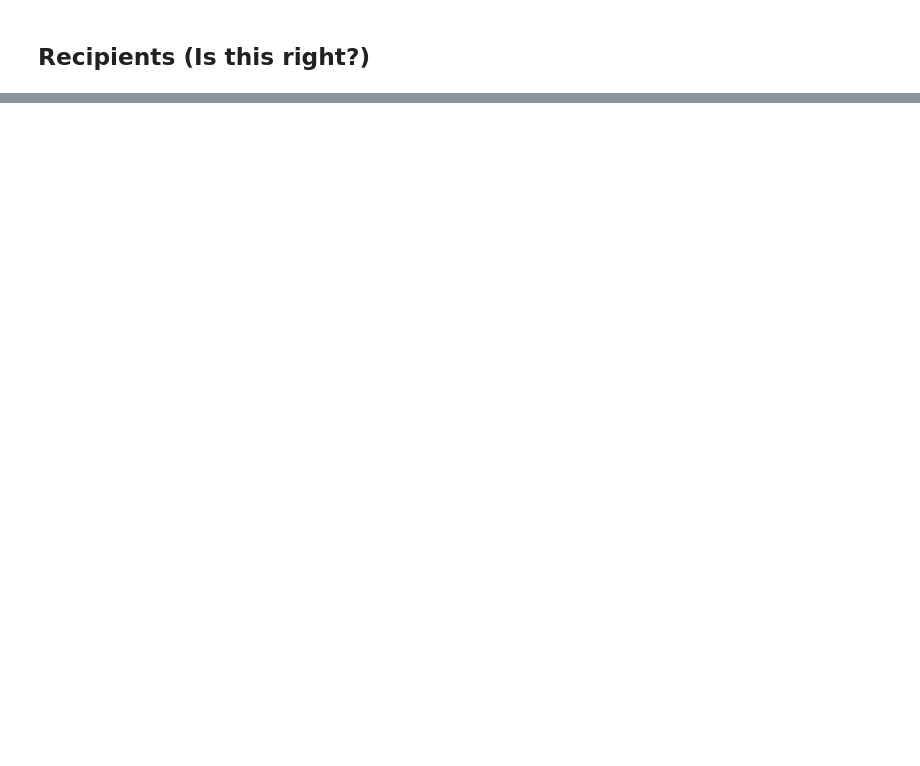
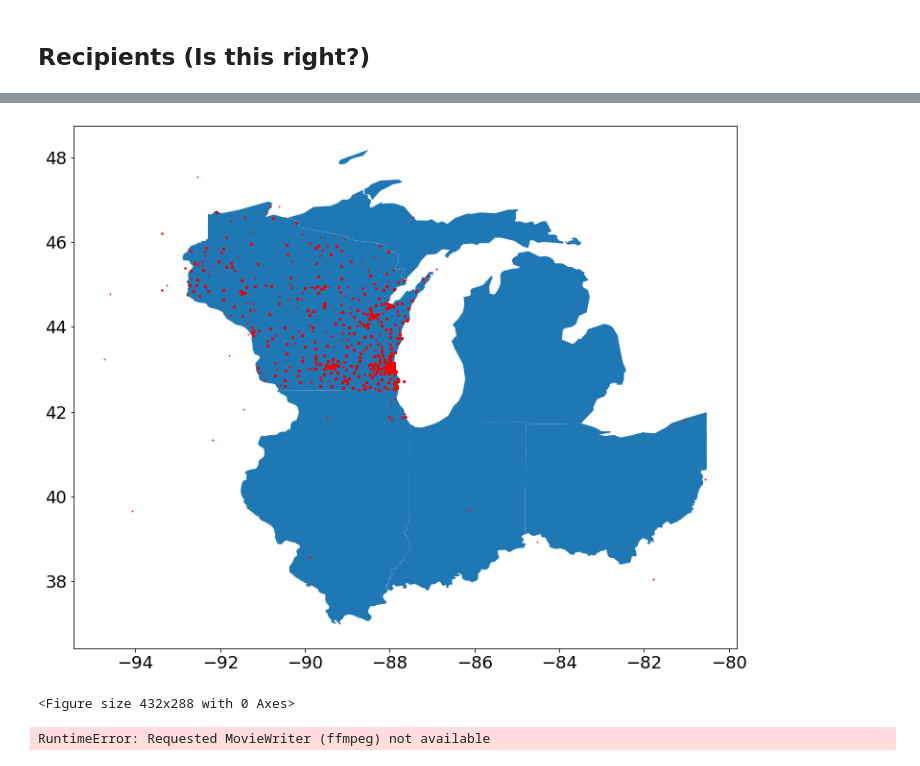
Before and after one commit to terryghanty/cs320-final, a Jupyter notebook: Final Project - Cale, James, Terry.ipynb, the cells around one changed output, grey strips where cells are left out. Drawn from its saved outputs; the diff is of its cells as text; code cells hidden in the pictures; blank space fills up the shorter version.

```diff
--- a/Final Project - Cale, James, Terry.ipynb
+++ b/Final Project - Cale, James, Terry.ipynb
@@ -351,0 +305,2 @@ Text(0, 0.5, '')
+# %%
+nomi = pgeocode.Nominatim('US')
@@ -351,0 +330,41 @@ Text(0, 0.5, '')
+# %%
+zip_df15 = df_2015["Recipient_Zip_Code"].apply(lambda x: x[:5])
+zip_df16 = df_2016["Recipient_Zip_Code"].apply(lambda x: x[:5])
+zip_df17 = df_2017["Recipient_Zip_Code"].apply(lambda x: x[:5])
+zip_df18 = df_2018["Recipient_Zip_Code"].apply(lambda x: x[:5])
+ll_15 = pd.DataFrame(nomi.query_postal_code(list(zip_df15)).latitude)
+ll_15["longitude"] = nomi.query_postal_code(list(zip_df15)).longitude
+ll_15 = ll_15[(ll_15["longitude"] > -95) & (ll_15["latitude"] > 36) & (ll_15["longitude"] < -80)]
+ll_16 = pd.DataFrame(nomi.query_postal_code(list(zip_df16)).latitude)
+ll_16["longitude"] = nomi.query_postal_code(list(zip_df16)).longitude
+ll_16 = ll_16[(ll_16["longitude"] > -95) & (ll_16["latitude"] > 36) & (ll_16["longitude"] < -80)]
+ll_17 = pd.DataFrame(nomi.query_postal_code(list(zip_df17)).latitude)
+ll_17["longitude"] = nomi.query_postal_code(list(zip_df17)).longitude
+ll_17 = ll_17[(ll_17["longitude"] > -95) & (ll_17["latitude"] > 36) & (ll_17["longitude"] < -80)]
+ll_18 = pd.DataFrame(nomi.query_postal_code(list(zip_df18)).latitude)
+ll_18["longitude"] = nomi.query_postal_code(list(zip_df18)).longitude
+ll_18 = ll_18[(ll_18["longitude"] > -95) & (ll_18["latitude"] > 36) & (ll_18["longitude"] < -80)]
+# %%
+def change_in_zips(year):
+    year = 15 + year
+    if year == 15:
+        ll = ll_15
+    if year == 16:
+        ll = ll_16
+    if year == 17:
+        ll = ll_17
+    if year == 18:
+        ll = ll_18
+    zdf = geopandas.GeoDataFrame(
+        ll, geometry=geopandas.points_from_xy(ll.longitude, ll.latitude))
+    return zdf.plot(color="red", marker="o", ax=ax, markersize=.5).figure
+change_in_zips(1)
+# %% [output]
+[figure, added]
+<Figure size 432x288 with 0 Axes>
+# %%
+anim = FuncAnimation(fig, change_in_zips, frames=4, interval=.5)
+html = anim.to_html5_video()
+display(HTML(html))
+# %% [output]
+RuntimeError: Requested MovieWriter (ffmpeg) not available
```
Also changed, not shown: parts of 29 cells of this notebook.
